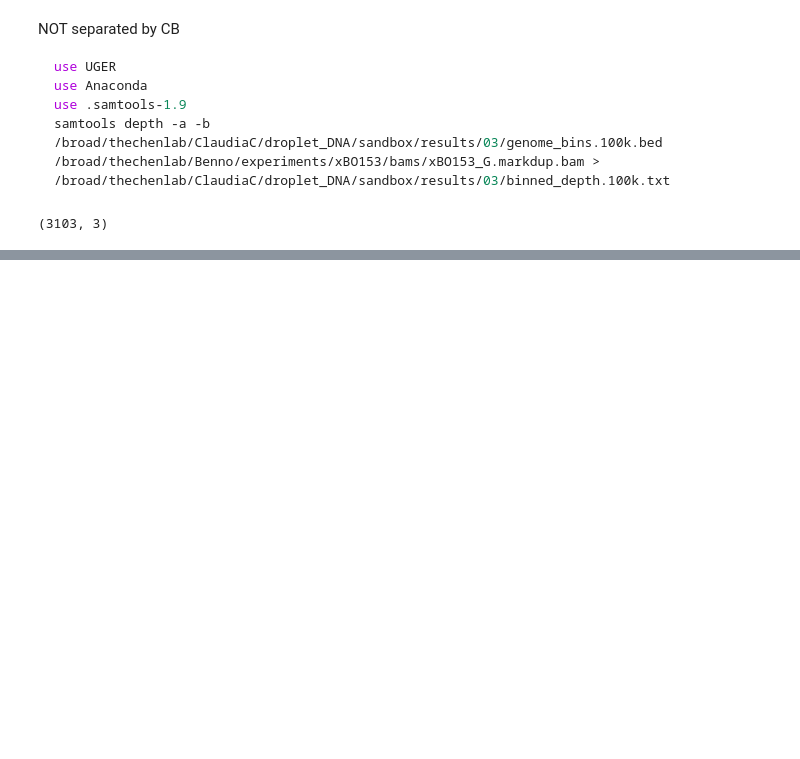
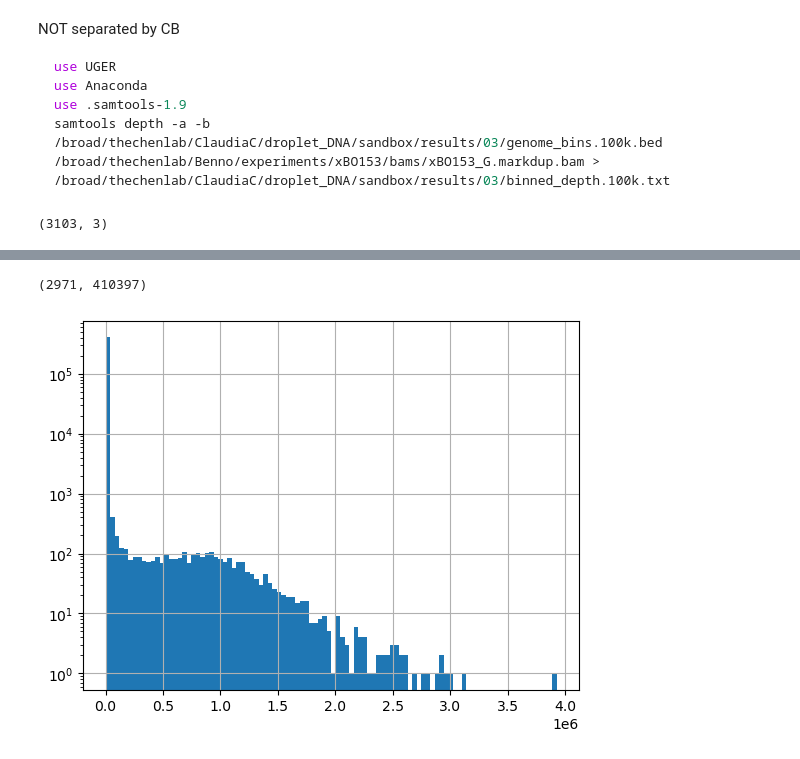
Before and after one commit to cchu70/droplet_DNA, a Jupyter notebook: sandbox/03_Coverage.ipynb, the cells around one changed output, grey strips where cells are left out. Drawn from its saved outputs; the diff is of its cells as text; code cells hidden in the pictures; blank space fills up the shorter version.

```diff
--- a/sandbox/03_Coverage.ipynb
+++ b/sandbox/03_Coverage.ipynb
@@ -86,0 +100,4 @@ full_df = pd.concat([bed_df.iloc[:20], reformat_df], axis=1)
+# %%
+reformat_df.shape
+# %% [output]
+(2971, 410397)
@@ -86,0 +106,6 @@ full_df = pd.concat([bed_df.iloc[:20], reformat_df], axis=1)
+# %%
+barcode_sums.hist(bins=100)
+plt.yscale('log')
+plt.show()
+# %% [output]
+[figure, added]
```
Also changed, not shown: parts of 18 cells of this notebook, 1 other file.
